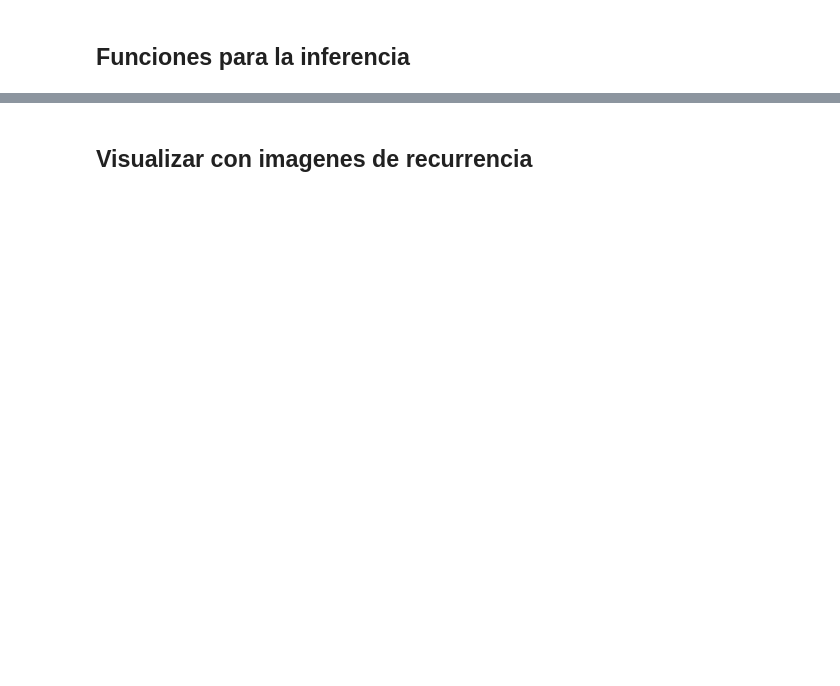
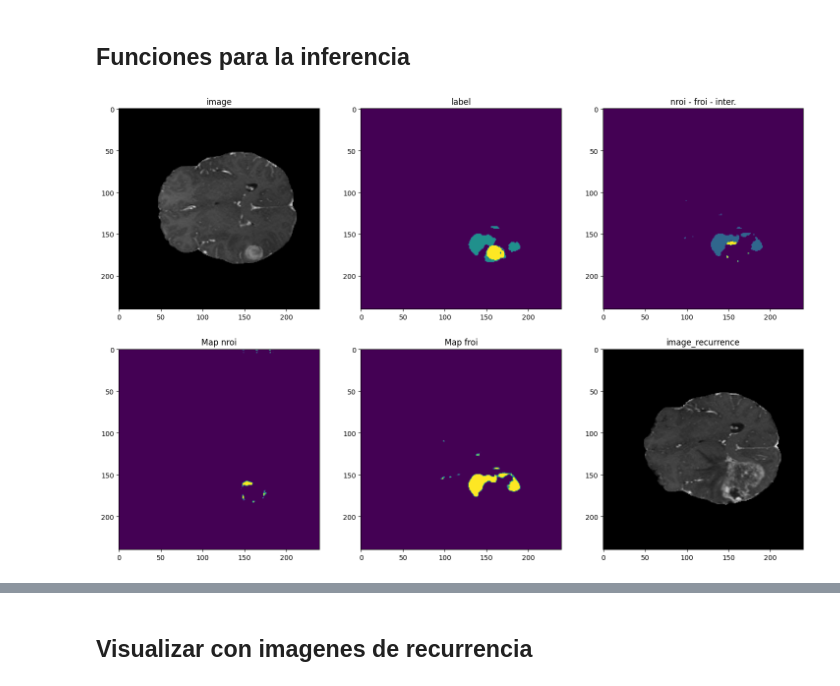
Before and after one commit to GBM-images-research/Swin_transformer_UPennGBM, a Jupyter notebook: ver_transformaciones.ipynb, the cells around one changed output, grey strips where cells are left out. Drawn from its saved outputs; the diff is of its cells as text; code cells hidden in the pictures; blank space fills up the shorter version.

```diff
--- a/ver_transformaciones.ipynb
+++ b/ver_transformaciones.ipynb
@@ -287,8 +287,8 @@ Done. 0:1:4.6
 # %%
 #model.load_state_dict(torch.load(os.path.join(artifact_dir, "model.pt"), map_location=torch.device('cpu')))
 
-model_path = os.path.join(artifact_dir, "model.pt")
-#model_path = os.path.join('./trained_models', "model.pt")
+#model_path = os.path.join(artifact_dir, "model.pt")
+model_path = os.path.join('./trained_models', "model.pt")
 
 # Load the model on CPU
 loaded_model = torch.load(model_path, map_location=torch.device('cpu'))["state_dict"]
@@ -410,42 +422,82 @@ def imprimir_inferencia(serie, seg_out, seg, slice, recurrence=False):
     plt.show()
 # %%
-n = 3
-sl = 60
-cases =['00036', '00042','00045', '00051' ]
+n = 8
+slice = 70
+# cases =['00036', '00042','00045', '00051' ]
+cases = [
+    36,
+    42,
+    45,
+    51,
+    52,
+    55,
+    84,
+    86,
+    88,
+    122,
+    128,
+    129,
+    133,
+    134,
+    140,
+    141,
+    145,
+    148,
+    150,
+    160,
+    183,
+    197,
+    219,
+    267,
+    285,
+    295,
+    301,
+    302,
+    307,
+    312,
+    314,
+    332,
+    352,
+    353,
+    354,
+    355,
+]
 with torch.no_grad():
     for i, batch_data in enumerate(train_loader):
         if i == n:
             image = batch_data["image"].to('cpu')
             logit=model_inferer_test(image) #inference / model_inferer_test
             prob_sig = torch.sigmoid(logit)
             seg = prob_sig[0].detach().cpu().numpy()
 
             #seg = (seg > 0.5).astype(np.int8)
             #seg_prob_map = seg[0]
             #seg_out = np.zeros((seg.shape[1], seg.shape[2], seg.shape[3]))
             #seg_out[seg[1] == 1] = 1
             #seg_out[seg[0] == 1] = 2
             # seg_out[seg[2] == 1] = 4
 
             seg = prob_sig[0].detach().cpu().numpy()
             seg1 = (seg > 0.9).astype(np.int8)
             seg_out = np.zeros((seg1.shape[1], seg1.shape[2], seg1.shape[3]))
             seg_out[seg1[1] == 1] = 1
             seg_out[seg1[0] == 1] = 3
 
             # Nueva línea para la intersección utilizando 'and'
             seg_out[(seg1[0] == 1) & (seg1[1] == 1)] = 2
 
             # Imprimir
             serie= cases[n]
             # Guardar el valor de la variable en un archivo
-            np.save(f'trained_models/seg_{serie}.npy', seg)
-            np.save(f'trained_models/seg_out_{serie}.npy', seg_out)
+            np.save(f'trained_models/seg_{str(serie).zfill(5)}.npy', seg)
+            np.save(f'trained_models/seg_out_{str(serie).zfill(5)}.npy', seg_out)
 
             # Imprimir
-            imprimir_inferencia(serie, seg_out, seg, 60)
+            imprimir_inferencia(f'{str(serie).zfill(5)}', seg_out, seg, slice=slice, recurrence=True)
             break
         #i+=1
+# %% [output]
+[figure, added]
 # %%
 # Imprimir
 # cases =['00036', '00042','00045', '00051' ]
```
Also changed, not shown: parts of 4 cells of this notebook, 2 other files.
